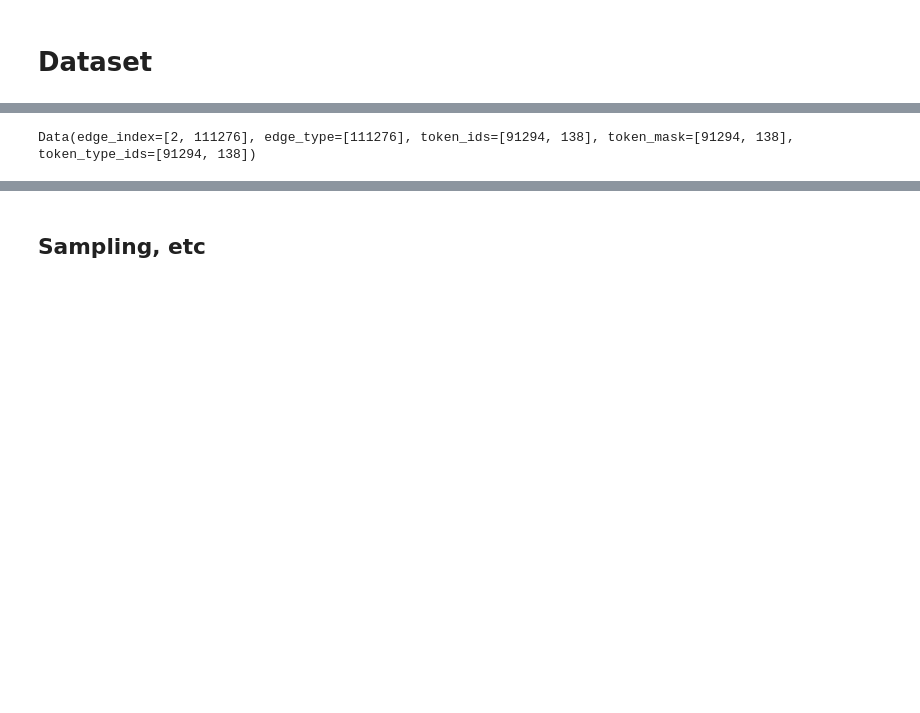
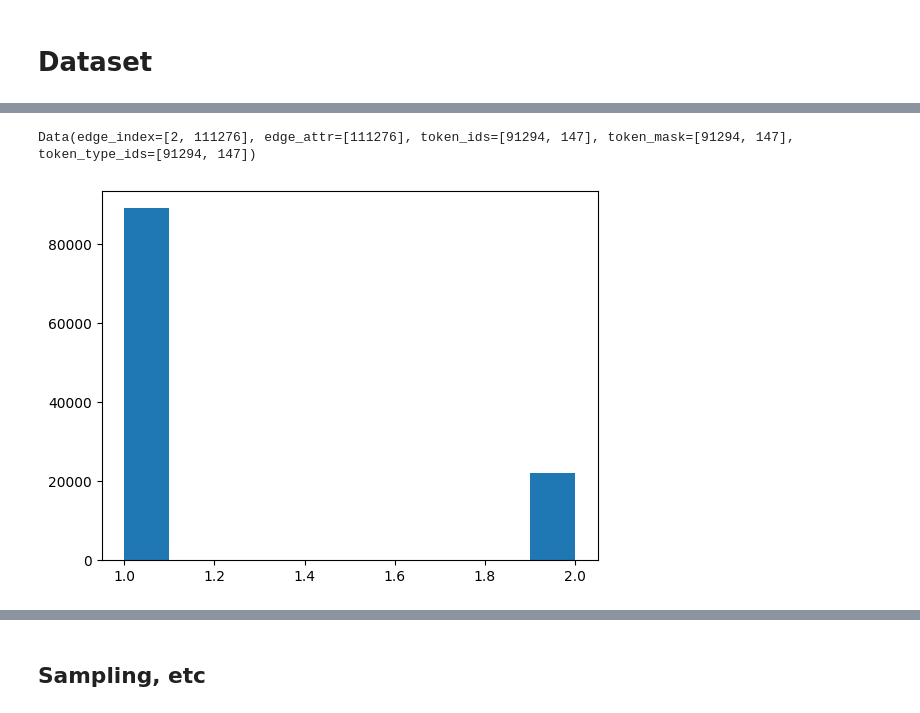
Before and after one commit to jpelayx/nlp, a Jupyter notebook: dataset.ipynb, the cells around one changed output, grey strips where cells are left out. Cells and saved outputs as stored; diff of their text form; code cells hidden in the pictures; blank space fills up the shorter version.

```diff
--- a/dataset.ipynb
+++ b/dataset.ipynb
@@ -291,6 +298,11 @@ RelationsDS()
 # %%
 edge2id = data.edge2id
-data = data[0]
-data
+g = data[0]
+g
 # %% [output]
-Data(edge_index=[2, 111276], edge_type=[111276], token_ids=[91294, 138], token_mask=[91294, 138], token_type_ids=[91294, 138])
+Data(edge_index=[2, 111276], edge_attr=[111276], token_ids=[91294, 147], token_mask=[91294, 147], token_type_ids=[91294, 147])
+# %%
+plt.hist(g.edge_attr)
+plt.show()
+# %% [output]
+[figure, added]
```
Also changed, not shown: parts of 11 cells of this notebook, 5 other files.
